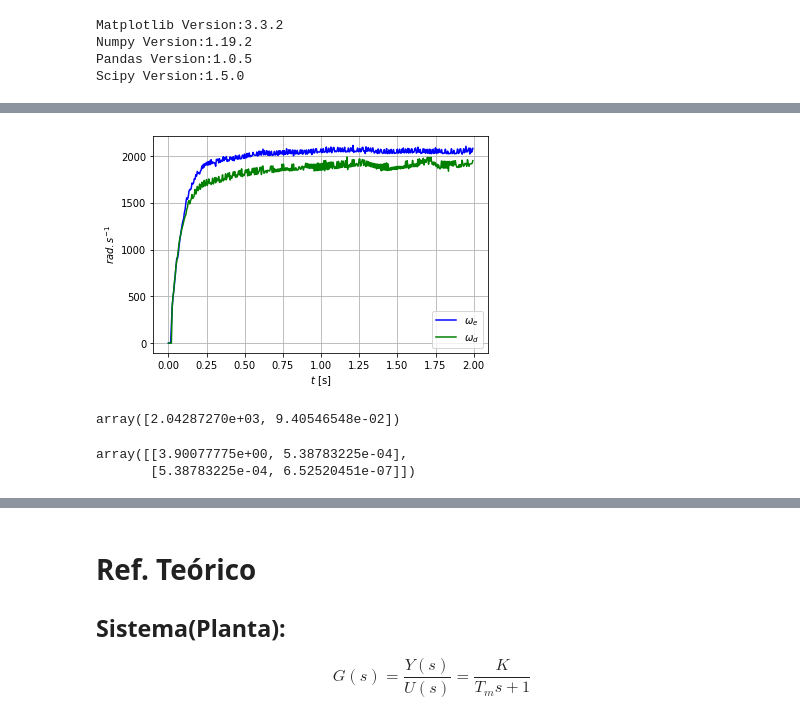
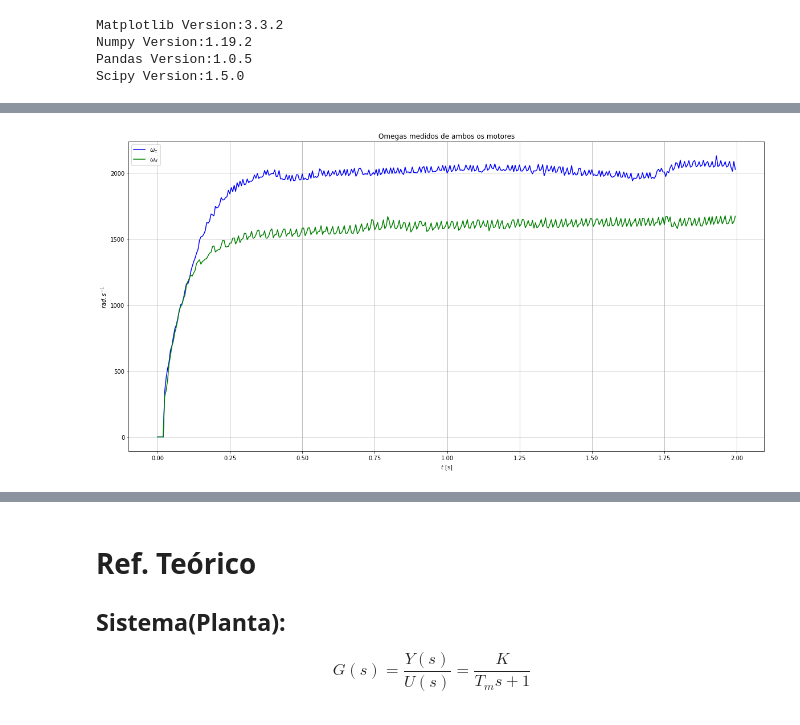
Before and after one commit to Gabriellgpc/BtController, a Jupyter notebook: notebook/analisador.ipynb, the cells around one changed output, grey strips where cells are left out. Cells and saved outputs as stored; diff of their text form; code cells hidden in the pictures.

```diff
--- a/notebook/analisador.ipynb
+++ b/notebook/analisador.ipynb
@@ -21,6 +76,8 @@ Scipy Version:1.5.0
 # %%
-motor_d = pd.read_csv('../etc/motor_direito_0.csv')
-motor_e = pd.read_csv('../etc/motor_esquerdo_0.csv')
+# motor_d = pd.read_csv('../etc/motor_direito_0.csv')
+# motor_e = pd.read_csv('../etc/motor_esquerdo_0.csv')
+motor_d = pd.read_csv('../etc/teste_motor_direito.csv')
+motor_e = pd.read_csv('../etc/teste_motor_esquerdo.csv')
 # %%
 motor_e.head()
 # %% [output]
@@ -33,28 +90,23 @@ motor_e.head()
 # %%
 t = motor_e['TIME']
 we= motor_e['OMEGA_RAW']
 wd= motor_d['OMEGA_RAW']
 
+plt.figure(figsize=(20,10))
+plt.title('Omegas medidos de ambos os motores')
 plt.plot(t, we, '-b', label=r'$\omega_e$')
 plt.plot(t, wd, '-g', label=r'$\omega_d$')
 
 plt.ylabel(r'$rad.s^{-1}$')
 plt.xlabel(r'$t$ [s]')
 plt.grid(True)
 plt.legend()
 plt.show()
 # %% [output]
-[figure, old version]
+[figure, new version]
 # %%
 def func(t,K,Tm):
     return K*(1.0 - np.exp(-t/Tm))
 # %%
-popt, pcov = curve_fit(func, t, we, bounds=([-10000., 0.01], [10000., 1000]))
-popt
+popt_e, pcov_e = curve_fit(func, t, we, bounds=([-10000., 0.01], [10000., 1000]))
+popt_d, pcov_d = curve_fit(func, t, wd, bounds=([-10000., 0.01], [10000., 1000]))
-# %% [output]
-array([2.04287270e+03, 9.40546548e-02])
-# %%
-pcov
-# %% [output]
-array([[3.90077775e+00, 5.38783225e-04],
-       [5.38783225e-04, 6.52520451e-07]])
```
Also changed, not shown: parts of 17 cells of this notebook, 3 other files.
